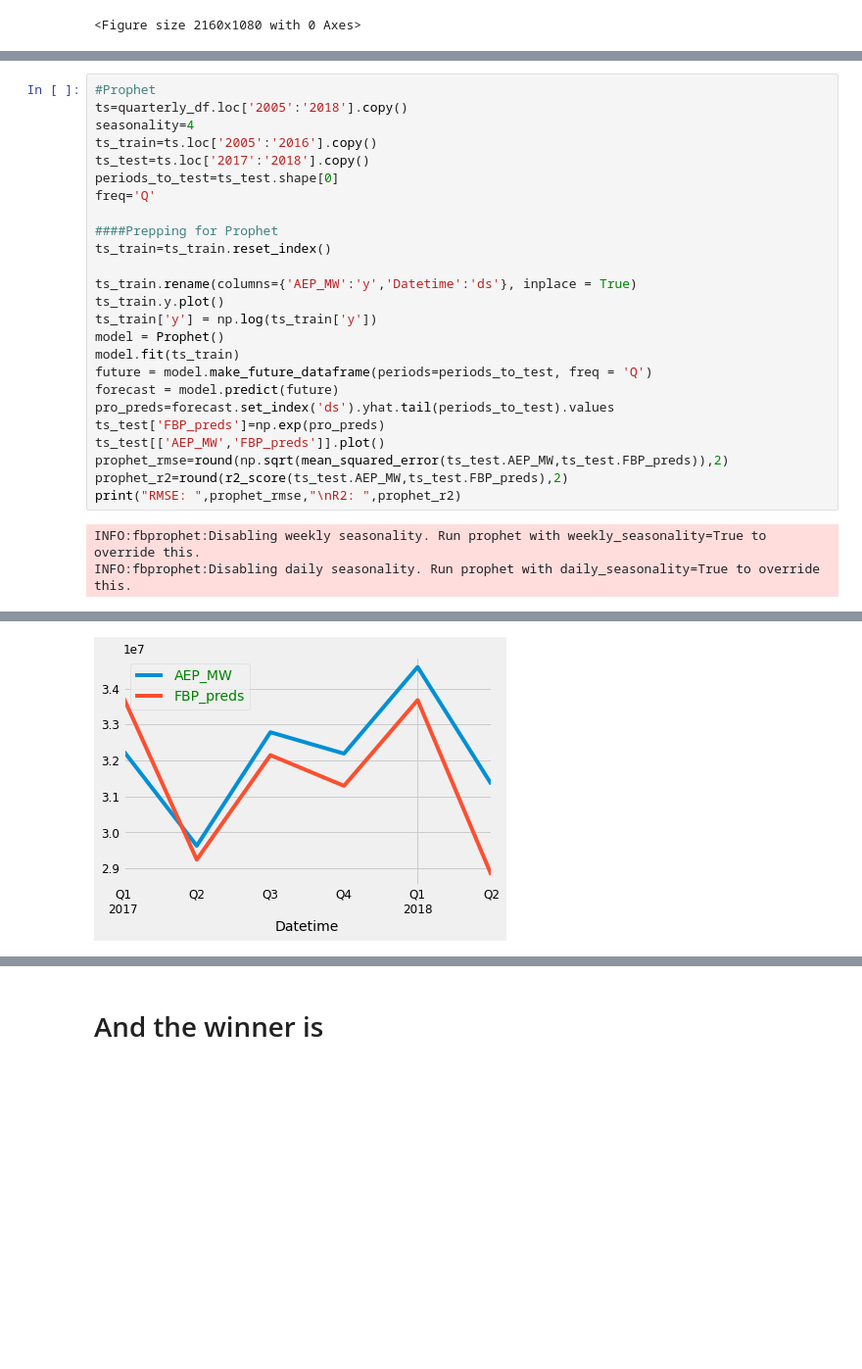
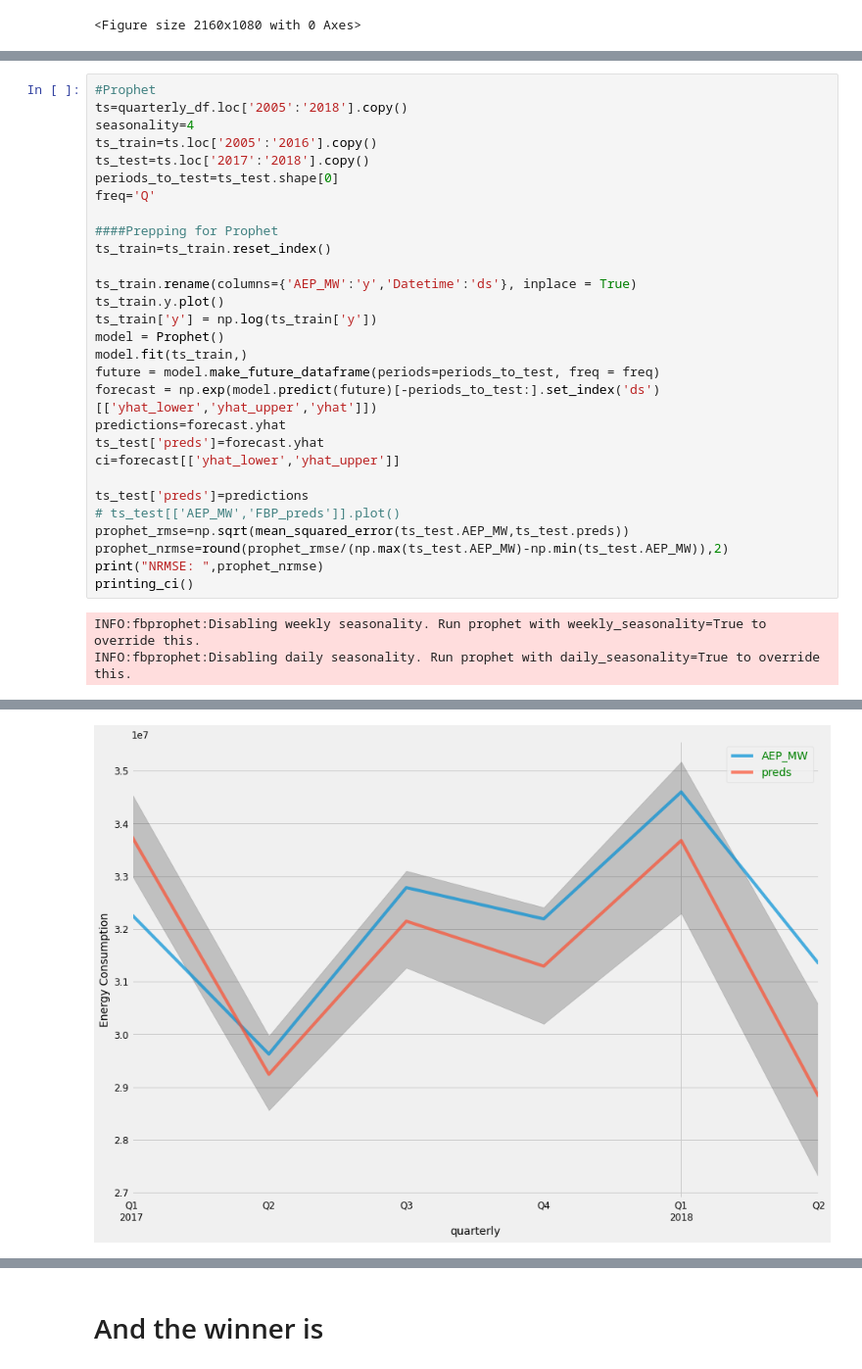
Before and after one commit to grschneier/TimeSeries, a Jupyter notebook: SarimaxVProphetTimeSeries.ipynb, the cells around one changed output, grey strips where cells are left out. Shown at 98% size. Cells and saved outputs as stored; diff of their text form; blank space fills up the shorter version.

Commit message:
Wrapping up Sarimax vs Prophet

```diff
--- a/SarimaxVProphetTimeSeries.ipynb
+++ b/SarimaxVProphetTimeSeries.ipynb
@@ -283,15 +307,19 @@ ts_train.rename(columns={'AEP_MW':'y','Datetime':'ds'}, inplace = True)
 ts_train.y.plot()
 ts_train['y'] = np.log(ts_train['y'])
 model = Prophet()
-model.fit(ts_train)
-future = model.make_future_dataframe(periods=periods_to_test, freq = 'Q')
-forecast = model.predict(future)
-pro_preds=forecast.set_index('ds').yhat.tail(periods_to_test).values
-ts_test['FBP_preds']=np.exp(pro_preds)
-ts_test[['AEP_MW','FBP_preds']].plot()
-prophet_rmse=round(np.sqrt(mean_squared_error(ts_test.AEP_MW,ts_test.FBP_preds)),2)
-prophet_r2=round(r2_score(ts_test.AEP_MW,ts_test.FBP_preds),2)
-print("RMSE: ",prophet_rmse,"\nR2: ",prophet_r2)
+model.fit(ts_train,)
+future = model.make_future_dataframe(periods=periods_to_test, freq = freq)
+forecast = np.exp(model.predict(future)[-periods_to_test:].set_index('ds')[['yhat_lower','yhat_upper','yhat']])
+predictions=forecast.yhat
+ts_test['preds']=forecast.yhat
+ci=forecast[['yhat_lower','yhat_upper']]
+
+ts_test['preds']=predictions
+# ts_test[['AEP_MW','FBP_preds']].plot()
+prophet_rmse=np.sqrt(mean_squared_error(ts_test.AEP_MW,ts_test.preds))
+prophet_nrmse=round(prophet_rmse/(np.max(ts_test.AEP_MW)-np.min(ts_test.AEP_MW)),2)
+print("NRMSE: ",prophet_nrmse)
+printing_ci()
 # %% [output]
 INFO:fbprophet:Disabling weekly seasonality. Run prophet with weekly_seasonality=True to override this.
 INFO:fbprophet:Disabling daily seasonality. Run prophet with daily_seasonality=True to override this.
@@ -315,2 +343,2 @@ R2:  0.2
 [figure]
-[figure, old version]
+[figure, new version]
```
Also changed, not shown: parts of 50 cells of this notebook.
